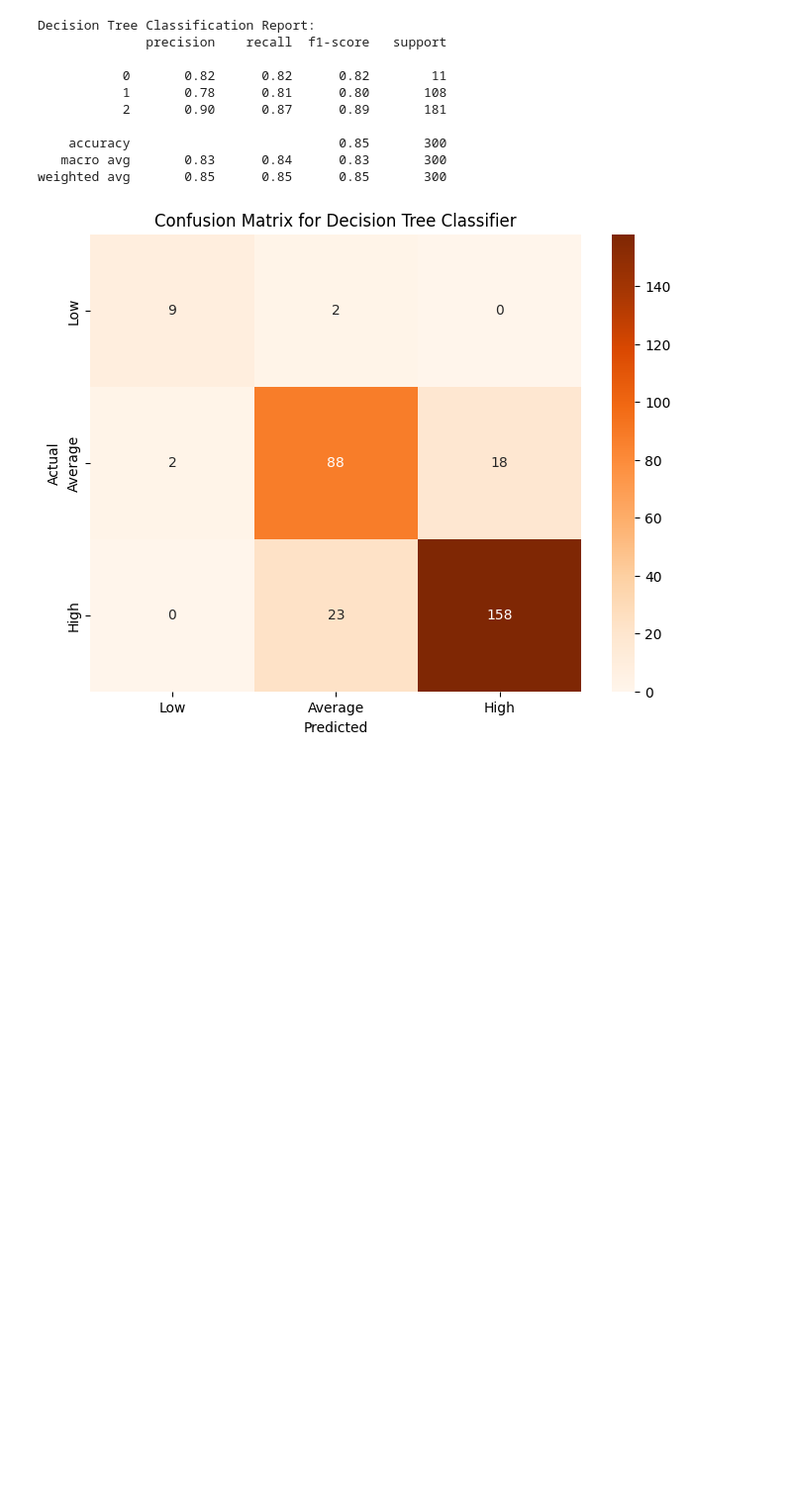
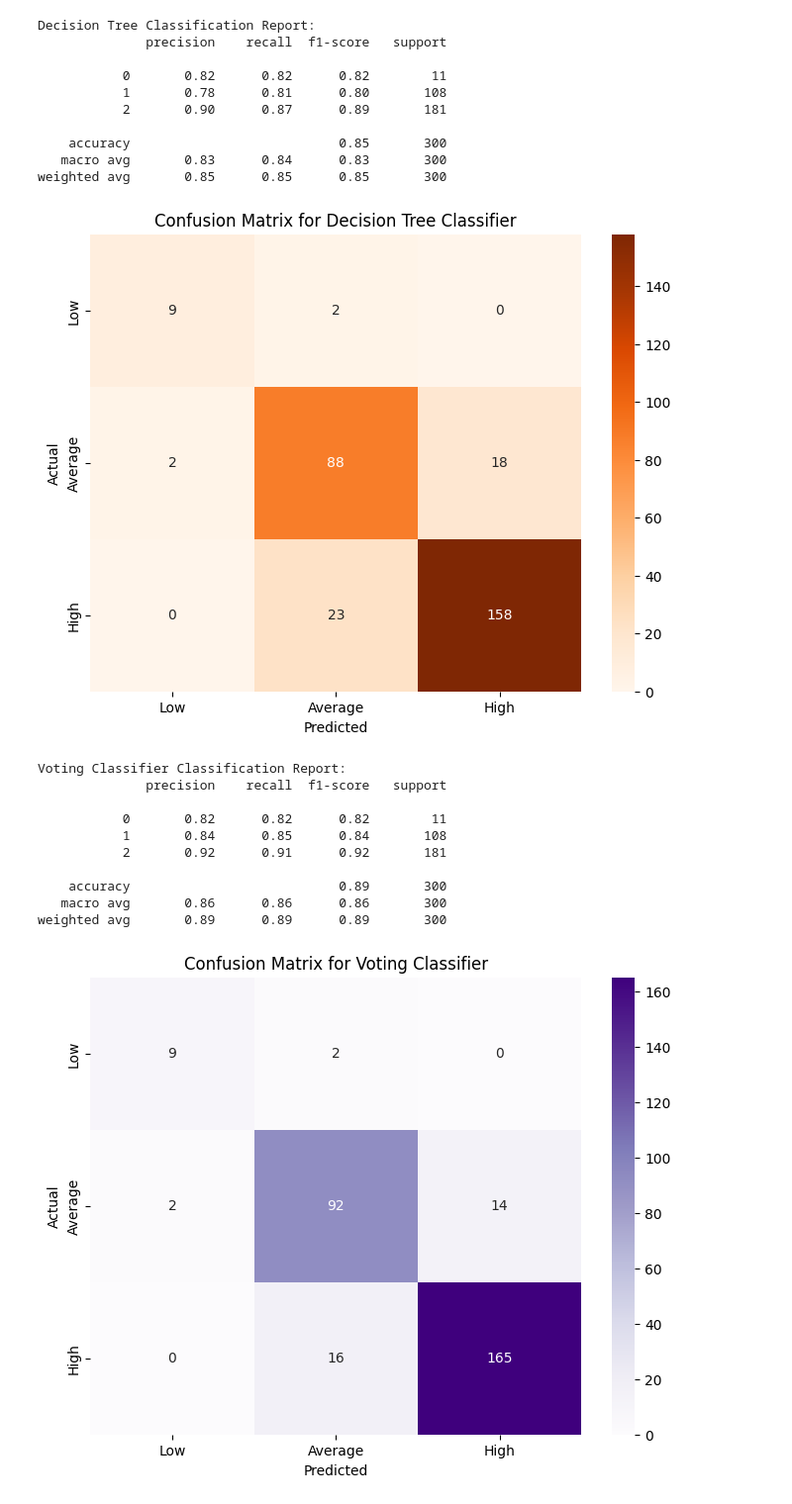
Before and after one commit to EfeDogan/429Project, a Jupyter notebook: project.ipynb, the cells around one changed output. Shown at 99% size. Cells and saved outputs as stored; diff of their text form; code cells hidden in the pictures; blank space fills up the shorter version.

Commit message:
final version included report

```diff
--- a/new_dataset.ipynb
+++ b/project.ipynb
@@ -304,17 +437,16 @@ def productivity_class(y):
 
 y_cls = y.apply(productivity_class)
 
-X_train, X_test, y_train, y_test = train_test_split(X, y_cls, test_size=0.2, random_state=42)
+X_train, X_test, y_train_cls, y_test_cls = train_test_split(X, y_cls, test_size=0.2, random_state=42)
 # %%
 # Logistic Regression
-from sklearn.linear_model import LogisticRegression
 log_reg = LogisticRegression(max_iter=1000)
-log_reg.fit(X_train, y_train)
+log_reg.fit(X_train, y_train_cls)
 y_pred_log = log_reg.predict(X_test)
 from sklearn.metrics import classification_report, confusion_matrix
 print('Logistic Regression Classification Report:')
-print(classification_report(y_test, y_pred_log))
-cm = confusion_matrix(y_test, y_pred_log)
+print(classification_report(y_test_cls, y_pred_log))
+cm = confusion_matrix(y_test_cls, y_pred_log)
 plt.figure(figsize=(8,6))
 sns.heatmap(cm, annot=True, fmt="d", cmap="Blues", xticklabels=['Low', 'Average', 'High'], yticklabels=['Low', 'Average', 'High'])
 plt.ylabel('Actual')
@@ -335,13 +467,12 @@ weighted avg       0.88      0.88      0.88       300
 [figure]
 # %%
 # Random Forest Classifier
-from sklearn.ensemble import RandomForestClassifier
 rf_clf = RandomForestClassifier(n_estimators=100, random_state=42)
-rf_clf.fit(X_train, y_train)
+rf_clf.fit(X_train, y_train_cls)
 y_pred_rf_clf = rf_clf.predict(X_test)
 print('Random Forest Classification Report:')
-print(classification_report(y_test, y_pred_rf_clf))
-cm_rf = confusion_matrix(y_test, y_pred_rf_clf)
+print(classification_report(y_test_cls, y_pred_rf_clf))
+cm_rf = confusion_matrix(y_test_cls, y_pred_rf_clf)
 plt.figure(figsize=(8,6))
 sns.heatmap(cm_rf, annot=True, fmt="d", cmap="Greens", xticklabels=['Low', 'Average', 'High'], yticklabels=['Low', 'Average', 'High'])
 plt.ylabel('Actual')
@@ -362,13 +493,12 @@ weighted avg       0.89      0.89      0.89       300
 [figure]
 # %%
 # Decision Tree Classifier
-from sklearn.tree import DecisionTreeClassifier
 dt_clf = DecisionTreeClassifier(random_state=42)
-dt_clf.fit(X_train, y_train)
+dt_clf.fit(X_train, y_train_cls)
 y_pred_dt = dt_clf.predict(X_test)
 print('Decision Tree Classification Report:')
-print(classification_report(y_test, y_pred_dt))
-cm_dt = confusion_matrix(y_test, y_pred_dt)
+print(classification_report(y_test_cls, y_pred_dt))
+cm_dt = confusion_matrix(y_test_cls, y_pred_dt)
 plt.figure(figsize=(8,6))
 sns.heatmap(cm_dt, annot=True, fmt="d", cmap="Oranges", xticklabels=['Low', 'Average', 'High'], yticklabels=['Low', 'Average', 'High'])
 plt.ylabel('Actual')
@@ -387,3 +517,33 @@ Decision Tree Classification Report:
    macro avg       0.83      0.84      0.83       300
 weighted avg       0.85      0.85      0.85       300
 [figure]
+# %%
+# ensemble methods voting classifier
+voting_clf = VotingClassifier(estimators=[
+    ('log_reg', log_reg),
+    ('rf_clf', rf_clf),
+    ('dt_clf', dt_clf)
+], voting='soft')
+voting_clf.fit(X_train, y_train_cls)
+y_pred_voting = voting_clf.predict(X_test)
+print('Voting Classifier Classification Report:')
+print(classification_report(y_test_cls, y_pred_voting))
+cm_voting = confusion_matrix(y_test_cls, y_pred_voting)
+plt.figure(figsize=(8,6))
+sns.heatmap(cm_voting, annot=True, fmt="d", cmap="Purples", xticklabels=['Low', 'Average', 'High'], yticklabels=['Low', 'Average', 'High'])
+plt.ylabel('Actual')
+plt.xlabel('Predicted')
+plt.title('Confusion Matrix for Voting Classifier')
+plt.show()
+# %% [output]
+Voting Classifier Classification Report:
+              precision    recall  f1-score   support
+
+           0       0.82      0.82      0.82        11
+           1       0.84      0.85      0.84       108
+           2       0.92      0.91      0.92       181
+
+    accuracy                           0.89       300
+   macro avg       0.86      0.86      0.86       300
+weighted avg       0.89      0.89      0.89       300
+[figure, added]
```
Also changed, not shown: parts of 26 cells of this notebook, 3 other files.
